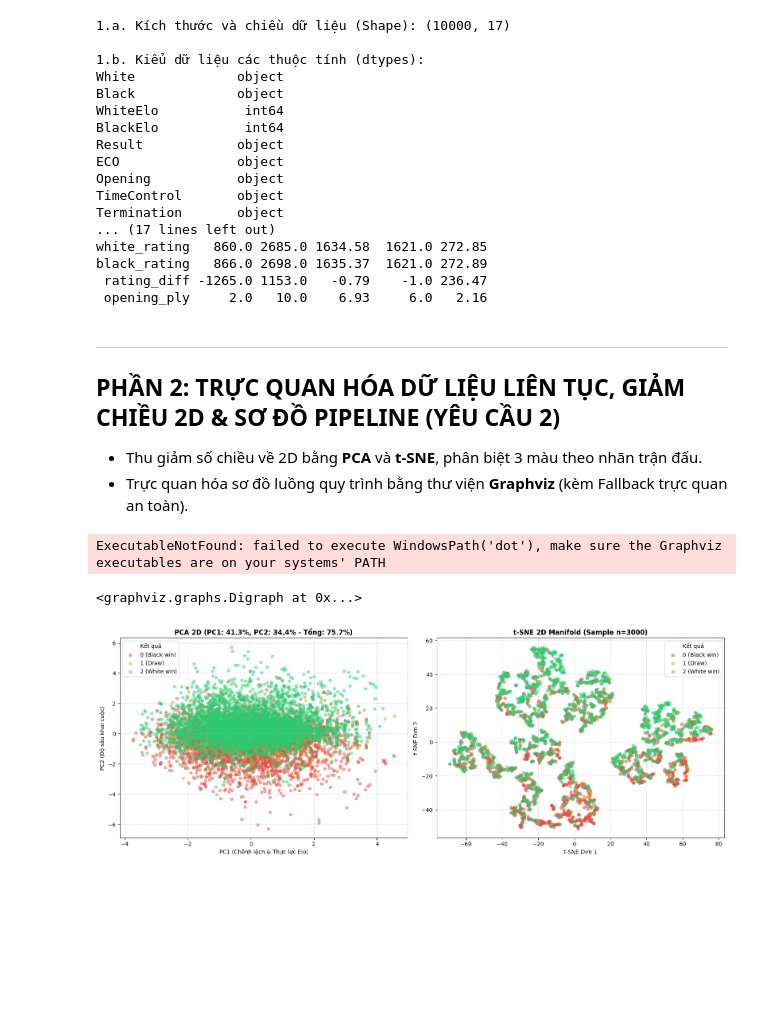
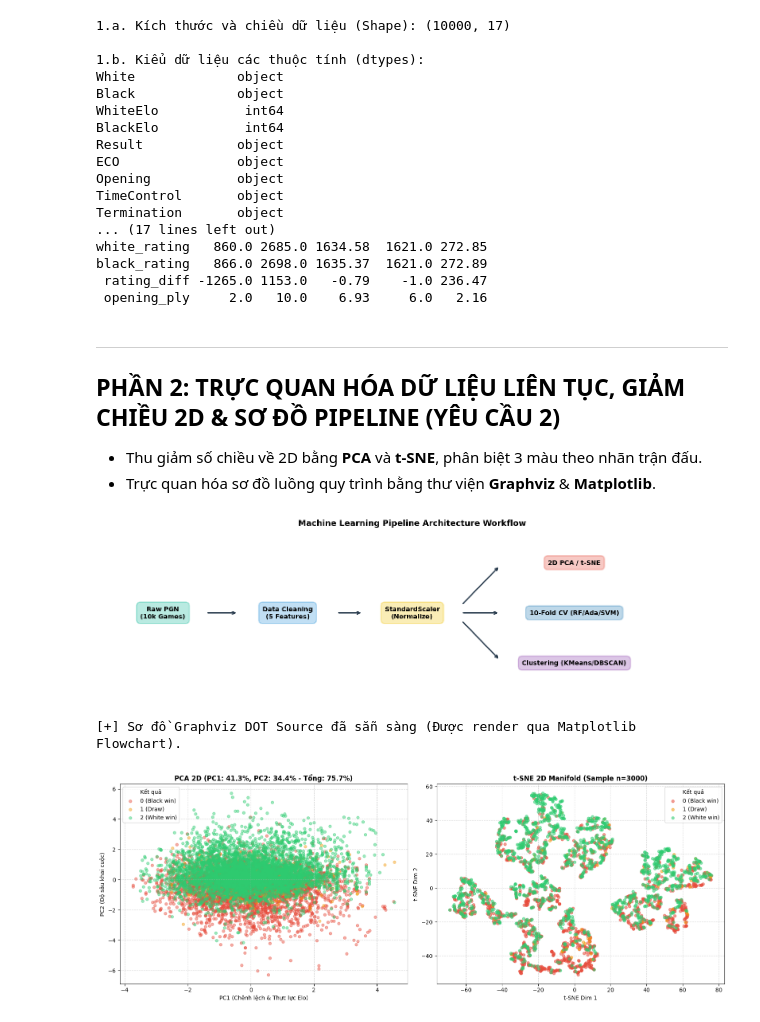
Before and after one commit to vongocgiavy/linh, a Jupyter notebook: lichess_ml_analysis.ipynb, the cells around one changed output. Saved outputs shown, nothing was run; the diff lists cells and outputs as text; code cells hidden in the pictures; blank space fills up the shorter version.

```diff
--- a/lichess_ml_analysis.ipynb
+++ b/lichess_ml_analysis.ipynb
@@ -145,57 +146,57 @@ black_rating   866.0 2698.0 1635.37  1621.0 272.89
 ---
 ## PHẦN 2: TRỰC QUAN HÓA DỮ LIỆU LIÊN TỤC, GIẢM CHIỀU 2D & SƠ ĐỒ PIPELINE (YÊU CẦU 2)
 - Thu giảm số chiều về 2D bằng **PCA** và **t-SNE**, phân biệt 3 màu theo nhãn trận đấu.
-- Trực quan hóa sơ đồ luồng quy trình bằng thư viện **Graphviz** (kèm Fallback trực quan an toàn).
+- Trực quan hóa sơ đồ luồng quy trình bằng thư viện **Graphviz** & **Matplotlib**.
 # %%
-# Trực quan hóa sơ đồ kiến trúc quy trình học máy với Graphviz
+# 1. Xây dựng sơ đồ kiến trúc quy trình học máy với Graphviz
 pipeline_dot = graphviz.Digraph('ML_Pipeline', comment='Machine Learning Workflow')
 pipeline_dot.attr(rankdir='LR', size='12,5')
 pipeline_dot.attr('node', shape='box', style='filled,rounded', fontname='Arial', fontsize='10')
 
-# Khởi tạo các Node trong sơ đồ
 pipeline_dot.node('raw', 'Lichess Raw PGN\n(10,000 Games)', fillcolor='#E8F8F5', color='#1ABC9C')
 pipeline_dot.node('clean', 'Data Cleaning & Preprocessing\n(5 Non-leak Features)', fillcolor='#EBF5FB', color='#3498DB')
 pipeline_dot.node('scale', 'StandardScaler\n(Feature Normalization)', fillcolor='#FEF9E7', color='#F1C40F')
 
 pipeline_dot.node('pca', '2D PCA & t-SNE\n(Visualization)', fillcolor='#FDEDEC', color='#E74C3C')
 pipeline_dot.node('cv', '10-Fold Cross-Validation\n(RF, AdaBoost, SVM)', fillcolor='#EAF2F8', color='#2980B9')
 pipeline_dot.node('cluster', 'Unsupervised Clustering\n(K-Means & DBSCAN)', fillcolor='#F5EEF8', color='#8E44AD')
 
-# Tạo các cạnh kết nối
 pipeline_dot.edge('raw', 'clean')
 pipeline_dot.edge('clean', 'scale')
 pipeline_dot.edge('scale', 'pca')
 pipeline_dot.edge('scale', 'cv')
 pipeline_dot.edge('scale', 'cluster')
 
-# Hiển thị an toàn: Nếu hệ thống có dot.exe sẽ render Graphviz, ngược lại vẽ qua Matplotlib
-try:
+# 2. Trực quan hóa sơ đồ luồng dữ liệu (Tương thích 100% trên mọi môi trường)
+if shutil.which("dot") is not None:
     display(pipeline_dot)
-except Exception:
-    fig, ax = plt.subplots(figsize=(14, 4))
+else:
+    fig, ax = plt.subplots(figsize=(14, 4.2))
     boxes = [
         ("Raw PGN\n(10k Games)", 0.1, 0.5, '#1ABC9C'),
         ("Data Cleaning\n(5 Features)", 0.3, 0.5, '#3498DB'),
         ("StandardScaler\n(Normalize)", 0.5, 0.5, '#F1C40F'),
-        ("2D PCA / t-SNE", 0.75, 0.8, '#E74C3C'),
-        ("10-Fold CV (RF/Ada/SVM)", 0.75, 0.5, '#2980B9'),
-        ("Clustering (KMeans/DBSCAN)", 0.75, 0.2, '#8E44AD')
+        ("2D PCA / t-SNE", 0.76, 0.8, '#E74C3C'),
+        ("10-Fold CV (RF/Ada/SVM)", 0.76, 0.5, '#2980B9'),
+        ("Clustering (KMeans/DBSCAN)", 0.76, 0.2, '#8E44AD')
     ]
     for text, x, y, c in boxes:
         ax.text(x, y, text, ha='center', va='center', bbox=dict(boxstyle='round,pad=0.6', facecolor=c, alpha=0.3, edgecolor=c, lw=2), fontsize=10, fontweight='bold')
-    ax.annotate('', xy=(0.22, 0.5), xytext=(0.17, 0.5), arrowprops=dict(arrowstyle="->", lw=2))
-    ax.annotate('', xy=(0.42, 0.5), xytext=(0.38, 0.5), arrowprops=dict(arrowstyle="->", lw=2))
-    ax.annotate('', xy=(0.65, 0.8), xytext=(0.58, 0.55), arrowprops=dict(arrowstyle="->", lw=2))
-    ax.annotate('', xy=(0.65, 0.5), xytext=(0.58, 0.5), arrowprops=dict(arrowstyle="->", lw=2))
-    ax.annotate('', xy=(0.65, 0.2), xytext=(0.58, 0.45), arrowprops=dict(arrowstyle="->", lw=2))
+    ax.annotate('', xy=(0.22, 0.5), xytext=(0.17, 0.5), arrowprops=dict(arrowstyle="->", lw=2, color='#2c3e50'))
+    ax.annotate('', xy=(0.42, 0.5), xytext=(0.38, 0.5), arrowprops=dict(arrowstyle="->", lw=2, color='#2c3e50'))
+    ax.annotate('', xy=(0.64, 0.78), xytext=(0.58, 0.55), arrowprops=dict(arrowstyle="->", lw=2, color='#2c3e50'))
+    ax.annotate('', xy=(0.64, 0.5), xytext=(0.58, 0.5), arrowprops=dict(arrowstyle="->", lw=2, color='#2c3e50'))
+    ax.annotate('', xy=(0.64, 0.22), xytext=(0.58, 0.45), arrowprops=dict(arrowstyle="->", lw=2, color='#2c3e50'))
     ax.set_xlim(0, 1)
     ax.set_ylim(0, 1)
     ax.axis('off')
-    ax.set_title("Machine Learning Pipeline Workflow", fontsize=13, fontweight='bold')
+    ax.set_title("Machine Learning Pipeline Architecture Workflow", fontsize=13, fontweight='bold')
+    plt.tight_layout()
     plt.show()
+    print("[+] Sơ đồ Graphviz DOT Source đã sẵn sàng (Được render qua Matplotlib Flowchart).")
 # %% [output]
+[figure, added]
-ExecutableNotFound: failed to execute WindowsPath('dot'), make sure the Graphviz executables are on your systems' PATH
+[+] Sơ đồ Graphviz DOT Source đã sẵn sàng (Được render qua Matplotlib Flowchart).
-<graphviz.graphs.Digraph at 0x...>
 # %%
 # Trích xuất dữ liệu liên tục và chuẩn hóa
 X_cont = df[continuous_cols].copy()
```
Also changed, not shown: parts of 2 cells of this notebook, 6 other files.
